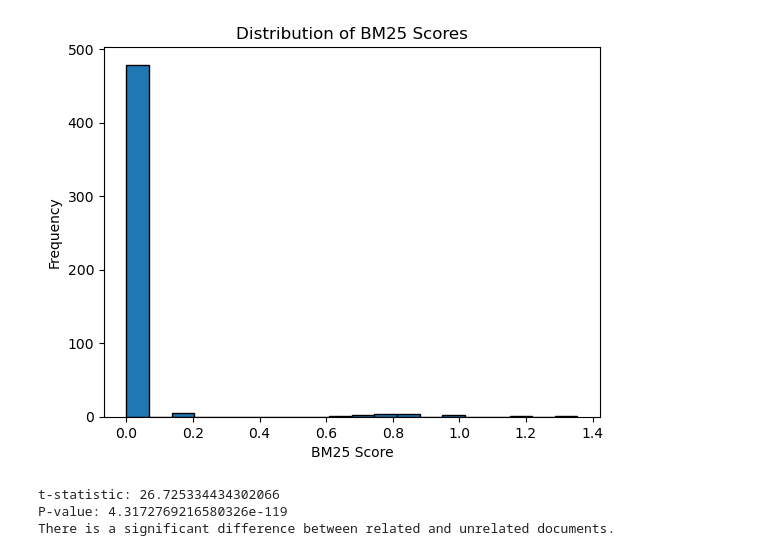
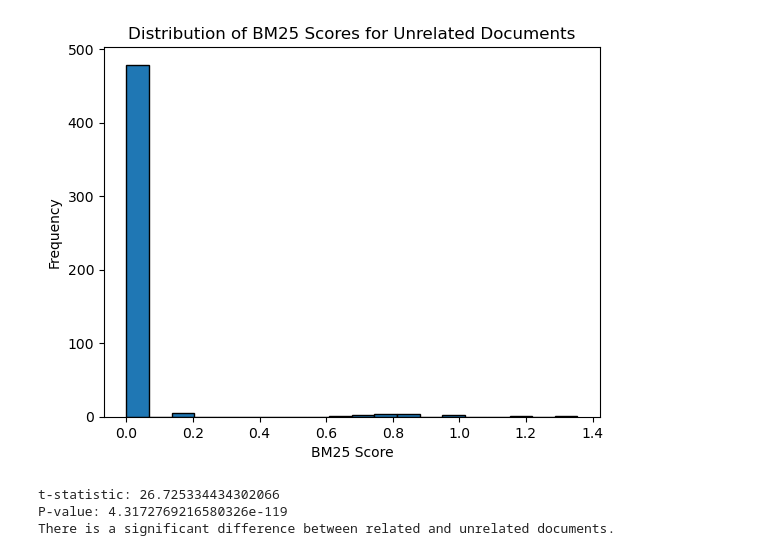
Before and after one commit to tpaidich/bm-okapi, a Jupyter notebook: bm_okapi_model.ipynb, the cells around one changed output. Cells and saved outputs as stored; diff of their text form; code cells hidden in the pictures.

```diff
--- a/bm_okapi_model.ipynb
+++ b/bm_okapi_model.ipynb
@@ -179,12 +179,12 @@ Keywords = ['13butadiene', 'species', 'chemistry', 'temperature', 'oxidation', '
 # %%
 scores_2 = [score for _, score in doc_scores_2]
 plt.hist(scores_2, bins=20, edgecolor='k')
 plt.xlabel('BM25 Score')
 plt.ylabel('Frequency')
-plt.title('Distribution of BM25 Scores')
+plt.title('Distribution of BM25 Scores for Unrelated Documents')
 plt.show()
 # %% [output]
-[figure, old version]
+[figure, new version]
 # %%
 
 related_scores = [score for _, score in doc_scores]
```
Also changed, not shown: parts of 1 cell of this notebook.
